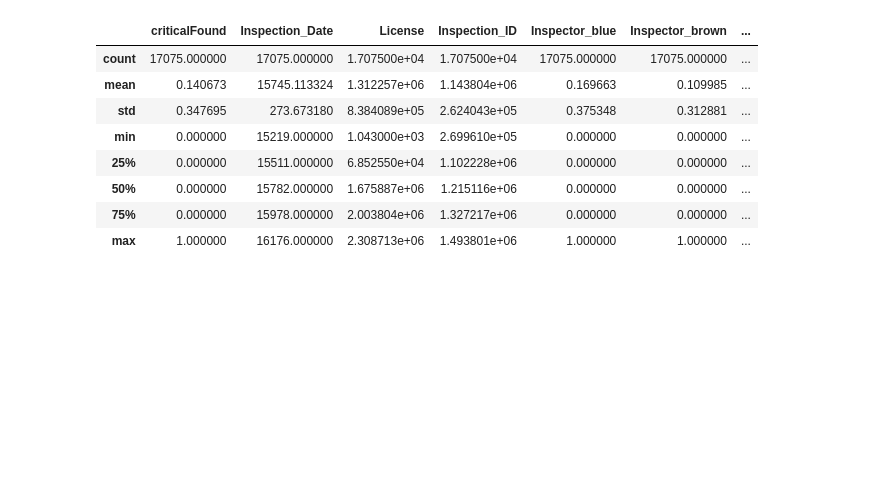
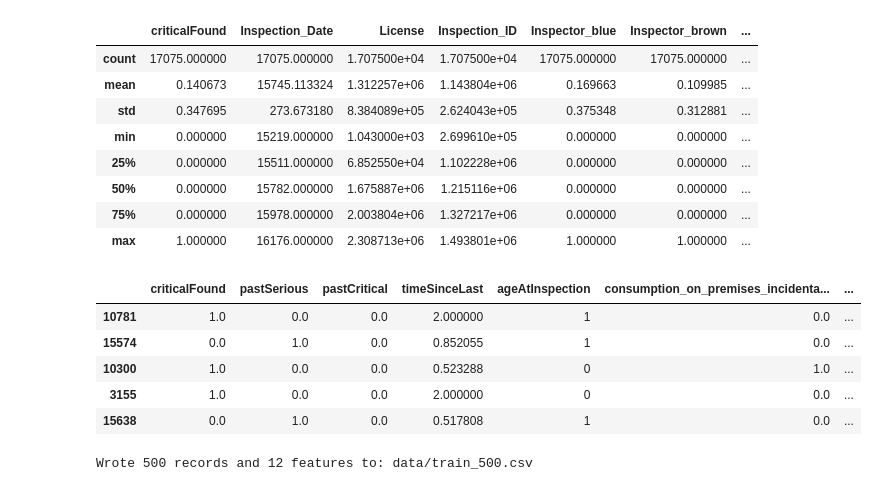
Before and after one commit to vingkan/foodinspectionforecasting, a Jupyter notebook: IIT/11_data_sampling.ipynb, the cells around one changed output. Saved outputs shown, nothing was run; the diff lists cells and outputs as text; code cells hidden in the pictures; blank space fills up the shorter version.

```diff
--- a/IIT/11_data_sampling.ipynb
+++ b/IIT/11_data_sampling.ipynb
@@ -65,3 +65,20 @@ df.describe()
 | 50% | 0.000000 | 15782.000000 | 1.675887e+06 | 1.215116e+06 | 0.000000 | 0.000000 | ... |
 | 75% | 0.000000 | 15978.000000 | 2.003804e+06 | 1.327217e+06 | 0.000000 | 0.000000 | ... |
 | max | 1.000000 | 16176.000000 | 2.308713e+06 | 1.493801e+06 | 1.000000 | 1.000000 | ... |
+# %%
+d_sample = pd.DataFrame(d_test[[TARGET] + OTHER_PREDICTORS])
+d_sample["inspector_color"] = d_test[INSPECTORS].idxmax(axis=1)
+d_sample.head()
+# %% [output]
+|  | criticalFound | pastSerious | pastCritical | timeSinceLast | ageAtInspection | consumption_on_premises_incidenta... | ... |
+| 10781 | 1.0 | 0.0 | 0.0 | 2.000000 | 1 | 0.0 | ... |
+| 15574 | 0.0 | 1.0 | 0.0 | 0.852055 | 1 | 0.0 | ... |
+| 10300 | 1.0 | 0.0 | 0.0 | 0.523288 | 0 | 1.0 | ... |
+| 3155 | 1.0 | 0.0 | 0.0 | 2.000000 | 0 | 0.0 | ... |
+| 15638 | 0.0 | 1.0 | 0.0 | 0.517808 | 1 | 0.0 | ... |
+# %%
+outfile = "data/train_500.csv"
+d_sample.to_csv(outfile, index=False)
+print("Wrote {} records and {} features to: {}".format(len(d_sample), len(d_sample.columns), outfile))
+# %% [output]
+Wrote 500 records and 12 features to: data/train_500.csv
```
Also changed, not shown: parts of 3 cells of this notebook, 1 other file.
